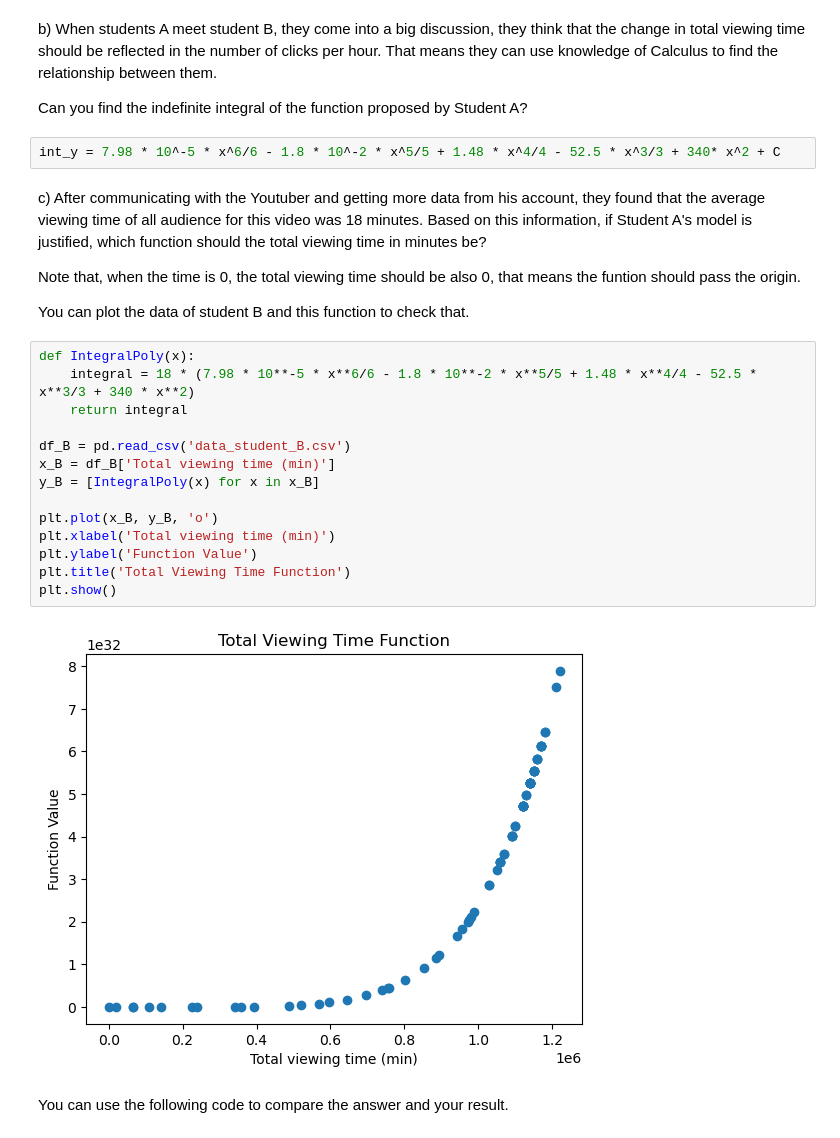
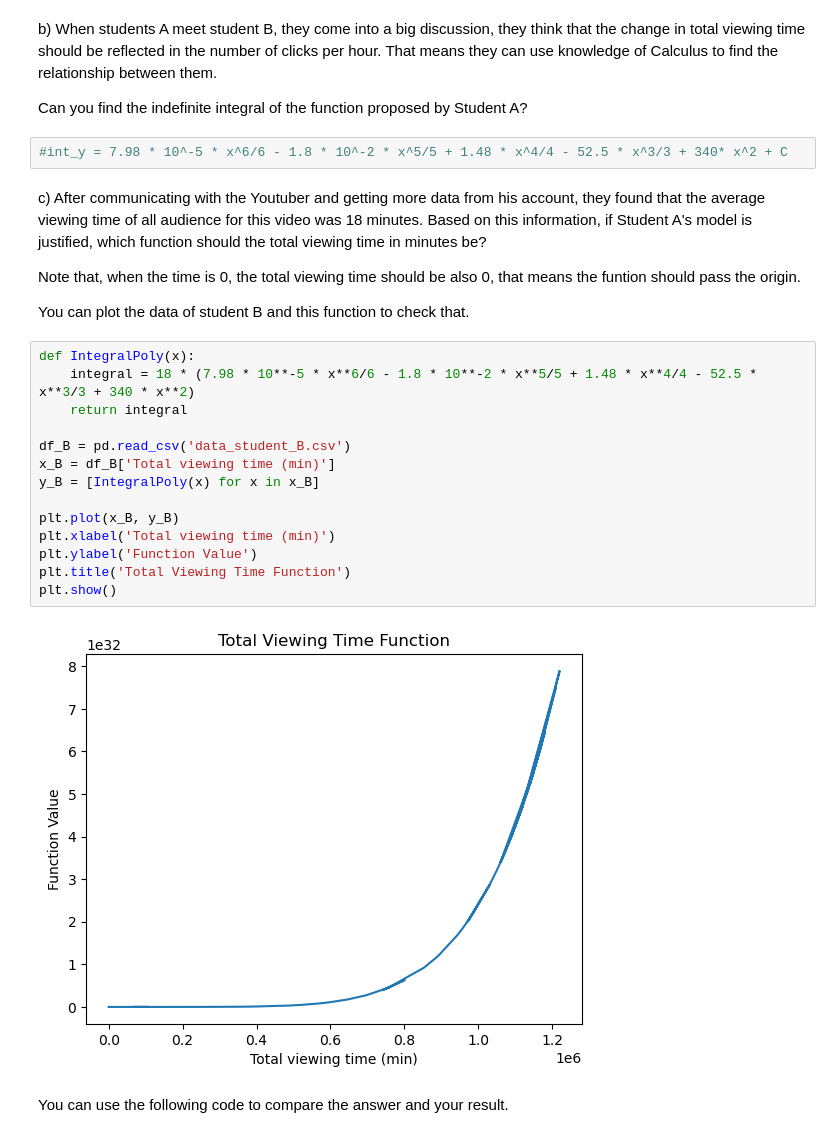
Before and after one commit to damarisparasca/computational-thinking-week-individual-14157365, a Jupyter notebook: challenge_calculus/Review_Calculus.ipynb, the cells around one changed output. Cells and saved outputs as stored; diff of their text form.

```diff
--- a/challenge_calculus/Review_Calculus.ipynb
+++ b/challenge_calculus/Review_Calculus.ipynb
@@ -94,7 +93,7 @@ b) When students A meet student B, they come into a big discussion, they think t
 
 Can you find the indefinite integral of the function proposed by Student A?
 # %%
-int_y = 7.98 * 10^-5 * x^6/6 - 1.8 * 10^-2 * x^5/5 + 1.48 * x^4/4 - 52.5 * x^3/3 + 340* x^2 + C
+#int_y = 7.98 * 10^-5 * x^6/6 - 1.8 * 10^-2 * x^5/5 + 1.48 * x^4/4 - 52.5 * x^3/3 + 340* x^2 + C
 # %% [markdown]
 c) After communicating with the Youtuber and getting more data from his account, they found that the average viewing time of all audience for this video was 18 minutes.
 Based on this information, if Student A's model is justified, which function should the total viewing time in minutes be?
@@ -105,19 +104,19 @@ You can plot the data of student B and this function to check that.
 # %%
 def IntegralPoly(x):
     integral = 18 * (7.98 * 10**-5 * x**6/6 - 1.8 * 10**-2 * x**5/5 + 1.48 * x**4/4 - 52.5 * x**3/3 + 340 * x**2)
     return integral
 
 df_B = pd.read_csv('data_student_B.csv')
 x_B = df_B['Total viewing time (min)']
 y_B = [IntegralPoly(x) for x in x_B]
 
-plt.plot(x_B, y_B, 'o')
+plt.plot(x_B, y_B)
 plt.xlabel('Total viewing time (min)')
 plt.ylabel('Function Value')
 plt.title('Total Viewing Time Function')
 plt.show()
 # %% [output]
-[figure, old version]
+[figure, new version]
 # %% [markdown]
 You can use the following code to compare the answer and your result.
 # %%
```
Also changed, not shown: parts of 5 cells of this notebook.
